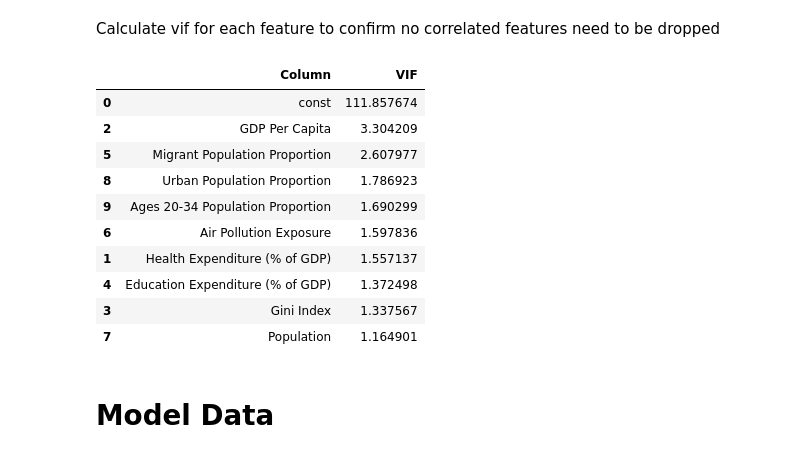
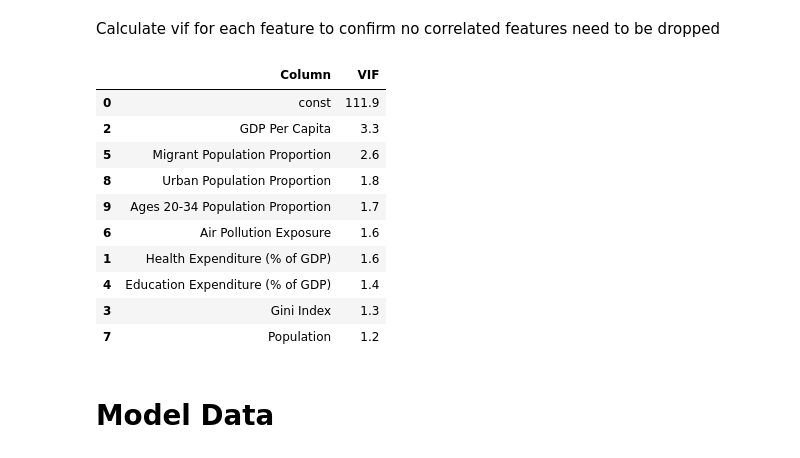
Before and after one commit to blantj/olympic_medal_classification, a Jupyter notebook: Modeling.ipynb, the cells around one changed output. Cells and saved outputs as stored; diff of their text form; code cells hidden in the pictures.

```diff
--- a/Modeling.ipynb
+++ b/Modeling.ipynb
@@ -393,23 +399,23 @@ Calculate vif for each feature to confirm no correlated features need to be drop
 # %%
 vif_df = add_constant(scrubbed_df.drop(columns='Medals'))
 vif_output = []
 for num in range(0, len(vif_df.columns)):
     vif_output.append([vif_df.columns[num], variance_inflation_factor(vif_df.values, num)])
 vif_output_df = pd.DataFrame(vif_output, columns=['Column', 'VIF'])
 vif_output_df.sort_values(by='VIF', ascending=False, inplace=True)
-vif_output_df
+vif_output_df.round(1)
 # %% [output]
 |  | Column | VIF |
-| 0 | const | 111.857674 |
-| 2 | GDP Per Capita | 3.304209 |
-| 5 | Migrant Population Proportion | 2.607977 |
-| 8 | Urban Population Proportion | 1.786923 |
-| 9 | Ages 20-34 Population Proportion | 1.690299 |
-| 6 | Air Pollution Exposure | 1.597836 |
-| 1 | Health Expenditure (% of GDP) | 1.557137 |
-| 4 | Education Expenditure (% of GDP) | 1.372498 |
-| 3 | Gini Index | 1.337567 |
-| 7 | Population | 1.164901 |
+| 0 | const | 111.9 |
+| 2 | GDP Per Capita | 3.3 |
+| 5 | Migrant Population Proportion | 2.6 |
+| 8 | Urban Population Proportion | 1.8 |
+| 9 | Ages 20-34 Population Proportion | 1.7 |
+| 6 | Air Pollution Exposure | 1.6 |
+| 1 | Health Expenditure (% of GDP) | 1.6 |
+| 4 | Education Expenditure (% of GDP) | 1.4 |
+| 3 | Gini Index | 1.3 |
+| 7 | Population | 1.2 |
 # %% [markdown]
 # Model Data
 # %% [markdown]
```
Also changed, not shown: parts of 29 cells of this notebook, 9 other files.
